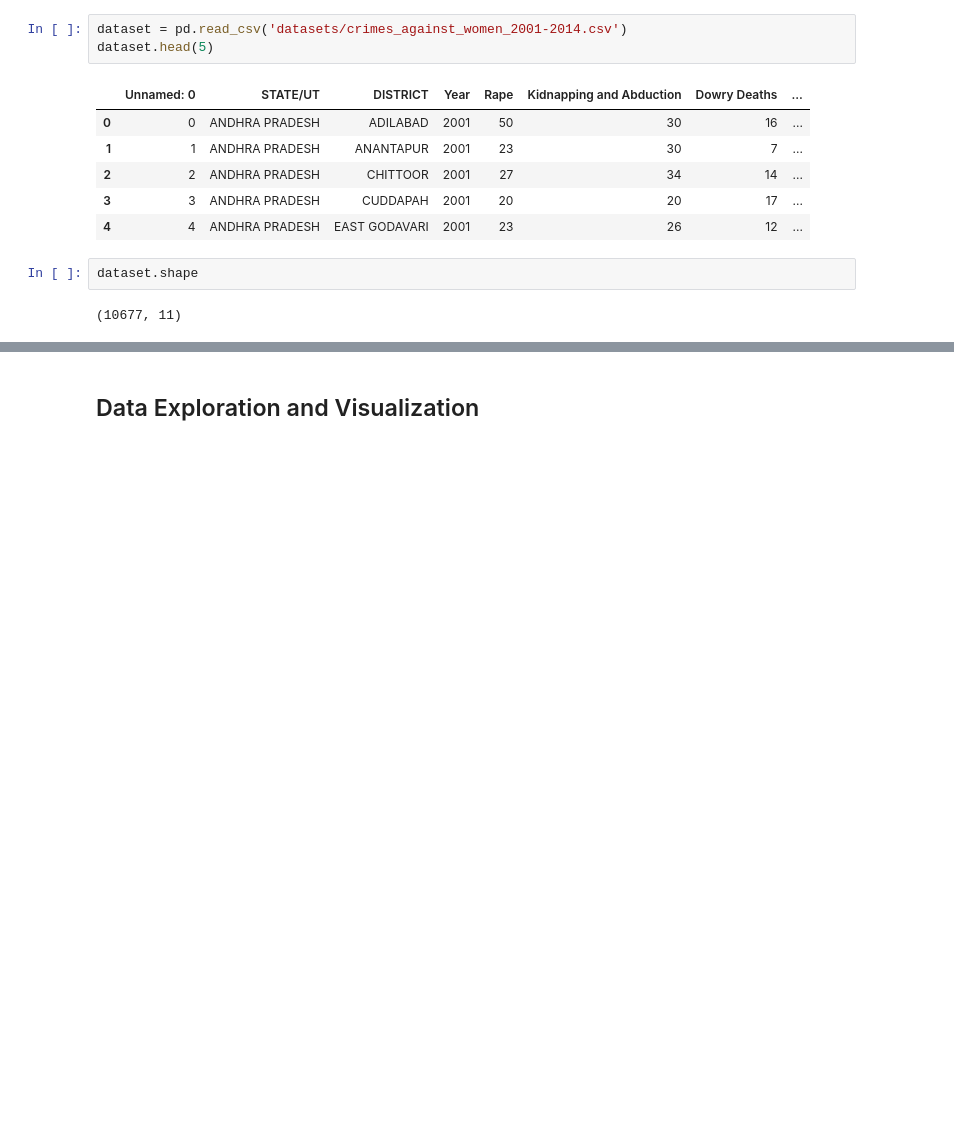
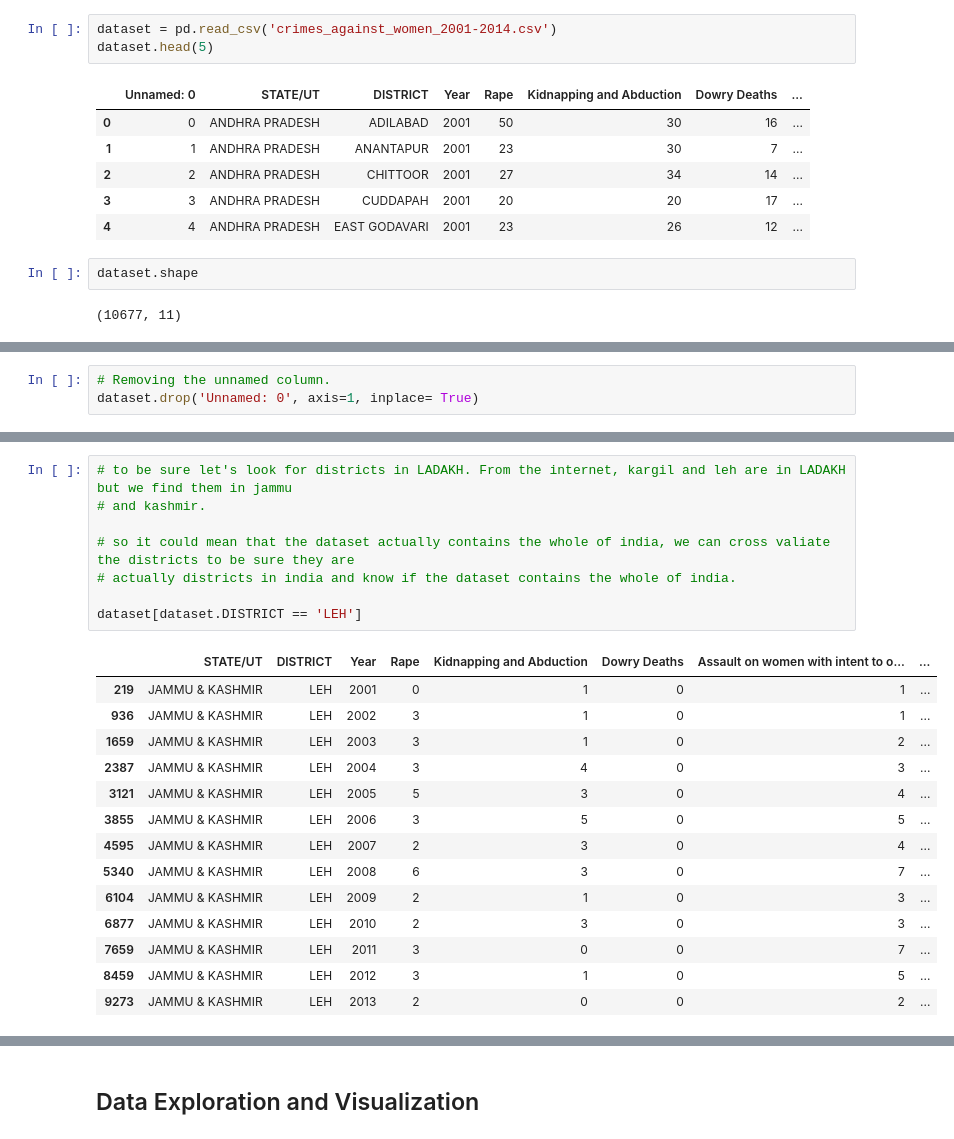
Before and after one commit to apacheteam/Crime-Against-Women-PP22-C623-APACHE-TEAM, a Jupyter notebook: data exploration.ipynb, the cells around one changed output, grey strips where cells are left out. Cells and saved outputs as stored; diff of their text form; blank space fills up the shorter version.

```diff
--- a/data exploration.ipynb
+++ b/data exploration.ipynb
@@ -7,7 +9,7 @@ import seaborn as sns
 # %% [markdown]
 ## Importing dataset
 # %%
-dataset = pd.read_csv('datasets/crimes_against_women_2001-2014.csv')
+dataset = pd.read_csv('crimes_against_women_2001-2014.csv')
 dataset.head(5)
 # %% [output]
 |  | Unnamed: 0 | STATE/UT | DISTRICT | Year | Rape | Kidnapping and Abduction | Dowry Deaths | ... |
@@ -37,0 +45,3 @@ dtype: int64
+# %%
+# Removing the unnamed column.
+dataset.drop('Unnamed: 0', axis=1, inplace= True)
@@ -37,0 +248,23 @@ dtype: int64
+# %%
+# to be sure let's look for districts in LADAKH. From the internet, kargil and leh are in LADAKH but we find them in jammu
+# and kashmir.
+
+# so it could mean that the dataset actually contains the whole of india, we can cross valiate the districts to be sure they are
+# actually districts in india and know if the dataset contains the whole of india.
+
+dataset[dataset.DISTRICT == 'LEH']
+# %% [output]
+|  | STATE/UT | DISTRICT | Year | Rape | Kidnapping and Abduction | Dowry Deaths | Assault on women with intent to o... | ... |
+| 219 | JAMMU & KASHMIR | LEH | 2001 | 0 | 1 | 0 | 1 | ... |
+| 936 | JAMMU & KASHMIR | LEH | 2002 | 3 | 1 | 0 | 1 | ... |
+| 1659 | JAMMU & KASHMIR | LEH | 2003 | 3 | 1 | 0 | 2 | ... |
+| 2387 | JAMMU & KASHMIR | LEH | 2004 | 3 | 4 | 0 | 3 | ... |
+| 3121 | JAMMU & KASHMIR | LEH | 2005 | 5 | 3 | 0 | 4 | ... |
+| 3855 | JAMMU & KASHMIR | LEH | 2006 | 3 | 5 | 0 | 5 | ... |
+| 4595 | JAMMU & KASHMIR | LEH | 2007 | 2 | 3 | 0 | 4 | ... |
+| 5340 | JAMMU & KASHMIR | LEH | 2008 | 6 | 3 | 0 | 7 | ... |
+| 6104 | JAMMU & KASHMIR | LEH | 2009 | 2 | 1 | 0 | 3 | ... |
+| 6877 | JAMMU & KASHMIR | LEH | 2010 | 2 | 3 | 0 | 3 | ... |
+| 7659 | JAMMU & KASHMIR | LEH | 2011 | 3 | 0 | 0 | 7 | ... |
+| 8459 | JAMMU & KASHMIR | LEH | 2012 | 3 | 1 | 0 | 5 | ... |
+| 9273 | JAMMU & KASHMIR | LEH | 2013 | 2 | 0 | 0 | 2 | ... |
```
Also changed, not shown: parts of 41 cells of this notebook, 1 other file.
